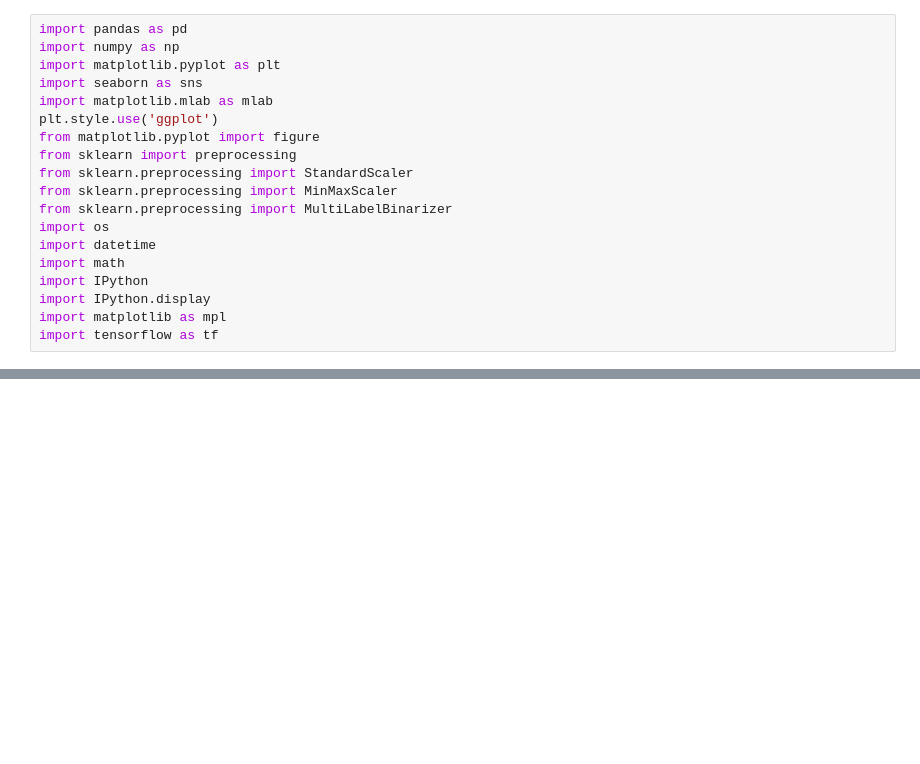
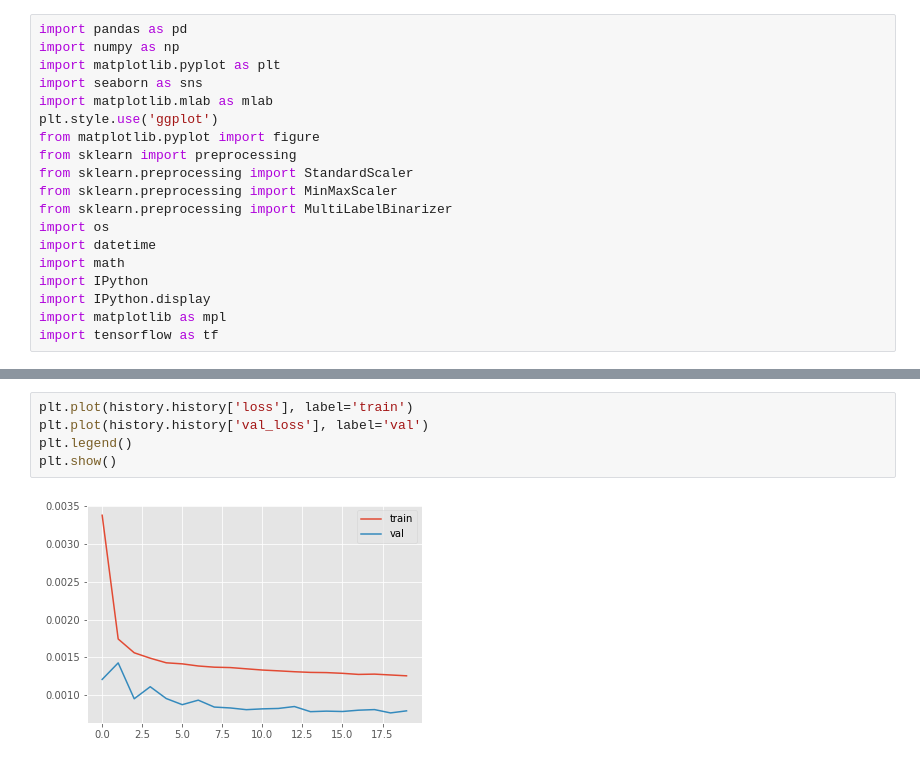
Before and after one commit to jude1997felix/Decentralized-Air-quality-Monitoring-and-Prediction, a Jupyter notebook: imputations_DNN.ipynb, the cells around one changed output, grey strips where cells are left out. Saved outputs shown, nothing was run; the diff lists cells and outputs as text; blank space fills up the shorter version.

```diff
--- a/imputations_DNN.ipynb
+++ b/imputations_DNN.ipynb
@@ -23,0 +751,7 @@ import tensorflow as tf
+# %%
+plt.plot(history.history['loss'], label='train')
+plt.plot(history.history['val_loss'], label='val')
+plt.legend()
+plt.show()
+# %% [output]
+[figure, added]
```
Also changed, not shown: parts of 107 cells of this notebook.
